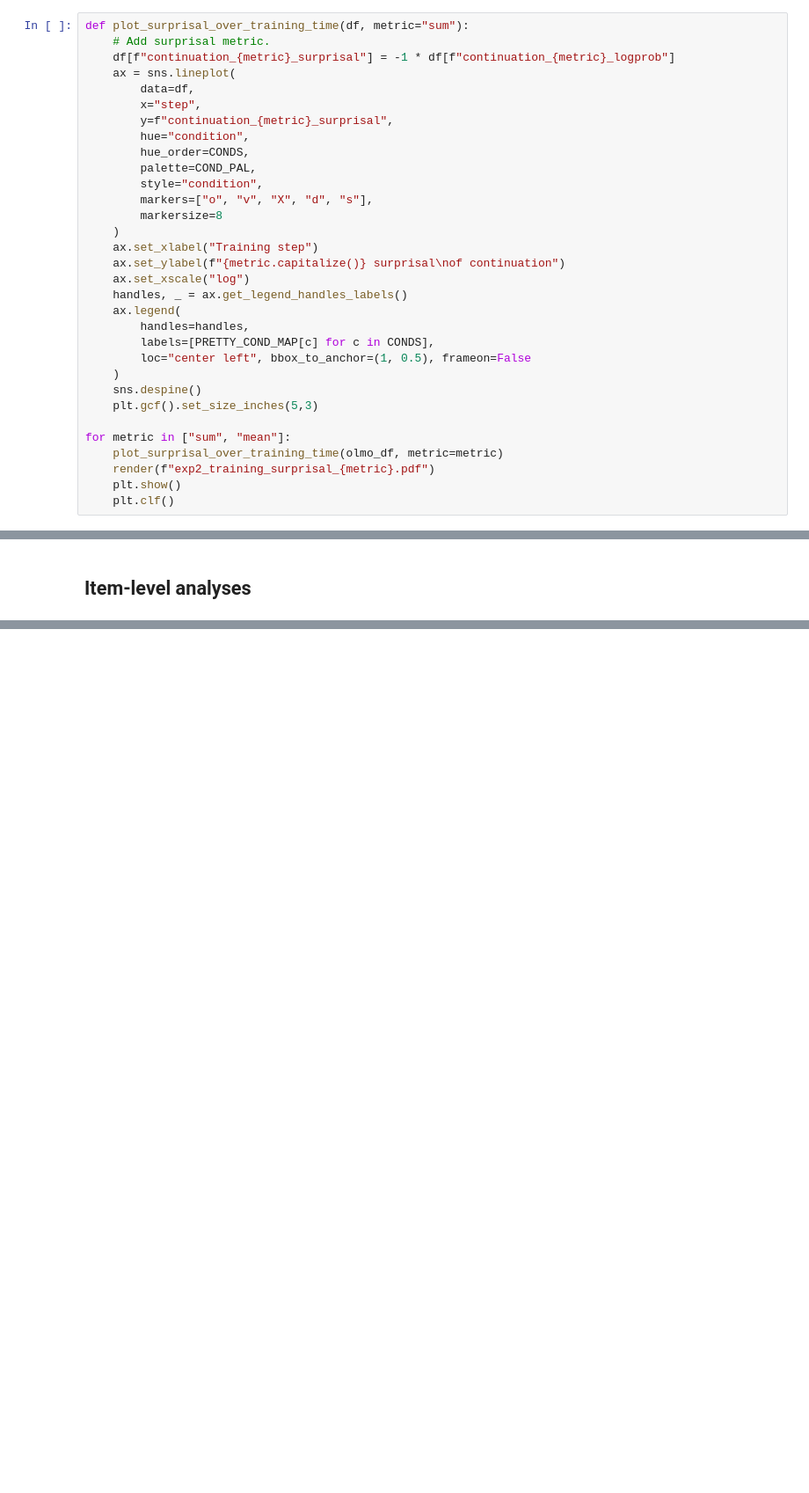
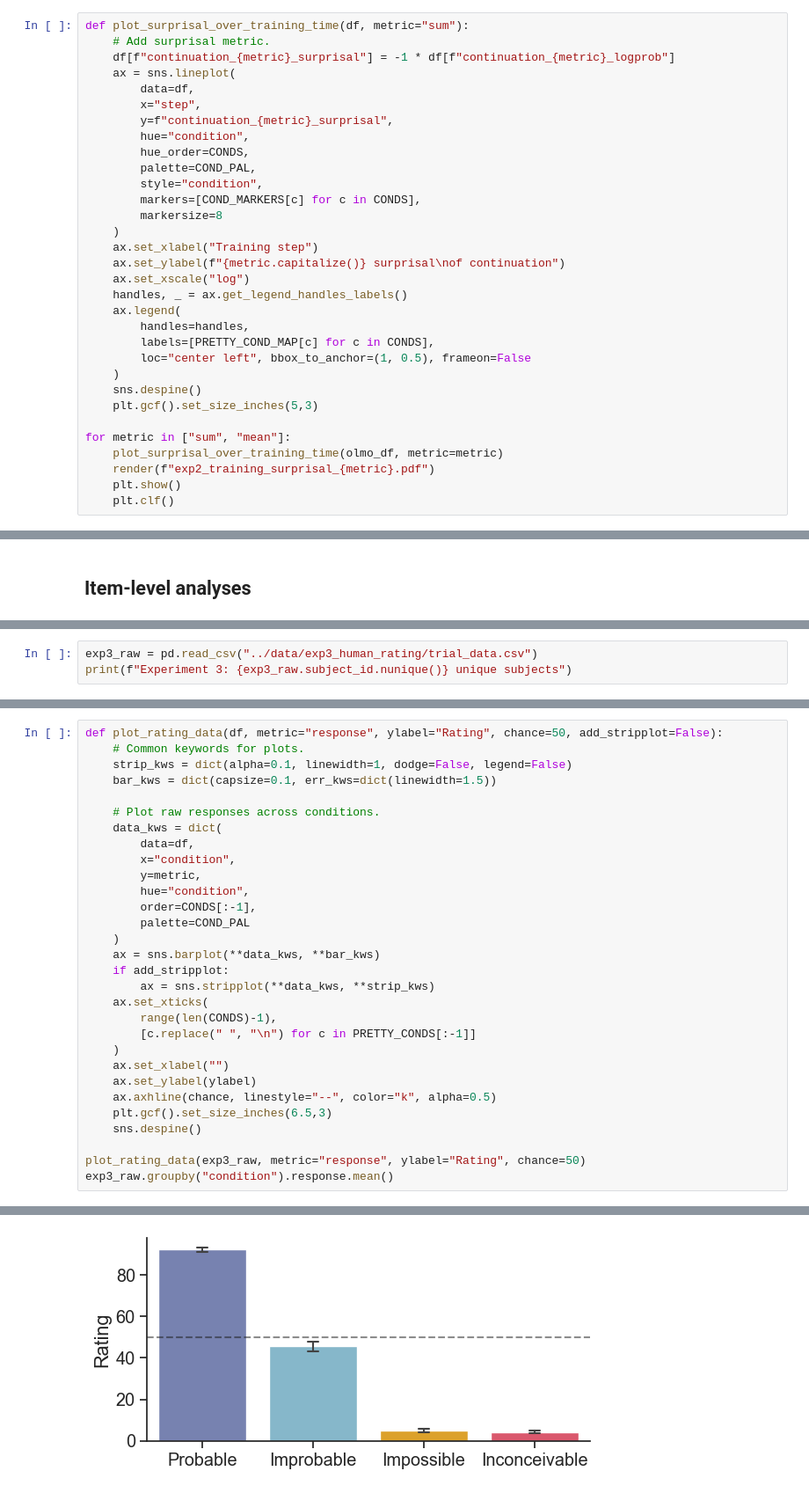
Before and after one commit to jennhu/shades-of-zero, a Jupyter notebook: analysis/figures.ipynb, the cells around one changed output, grey strips where cells are left out. Shown at 88% size. Saved outputs shown, nothing was run; the diff lists cells and outputs as text; blank space fills up the shorter version.

```diff
--- a/analysis/figures.ipynb
+++ b/analysis/figures.ipynb
@@ -386,7 +408,7 @@ def plot_surprisal_over_training_time(df, metric="sum"):
         hue_order=CONDS,
         palette=COND_PAL,
         style="condition",
-        markers=["o", "v", "X", "d", "s"],
+        markers=[COND_MARKERS[c] for c in CONDS],
         markersize=8
     )
     ax.set_xlabel("Training step")
@@ -758,0 +531,3 @@ render("exp2_item_level_surprisal_comparison_heatmap.pdf")
+# %%
+exp3_raw = pd.read_csv("../data/exp3_human_rating/trial_data.csv")
+print(f"Experiment 3: {exp3_raw.subject_id.nunique()} unique subjects")
@@ -758,0 +536,31 @@ render("exp2_item_level_surprisal_comparison_heatmap.pdf")
+# %%
+def plot_rating_data(df, metric="response", ylabel="Rating", chance=50, add_stripplot=False):
+    # Common keywords for plots.
+    strip_kws = dict(alpha=0.1, linewidth=1, dodge=False, legend=False)
+    bar_kws = dict(capsize=0.1, err_kws=dict(linewidth=1.5))
+
+    # Plot raw responses across conditions.
+    data_kws = dict(
+        data=df,
+        x="condition",
+        y=metric,
+        hue="condition",
+        order=CONDS[:-1],
+        palette=COND_PAL
+    )
+    ax = sns.barplot(**data_kws, **bar_kws)
+    if add_stripplot:
+        ax = sns.stripplot(**data_kws, **strip_kws)
+    ax.set_xticks(
+        range(len(CONDS)-1),
+        [c.replace(" ", "\n") for c in PRETTY_CONDS[:-1]]
+    )
+    ax.set_xlabel("")
+    ax.set_ylabel(ylabel)
+    ax.axhline(chance, linestyle="--", color="k", alpha=0.5)
+    plt.gcf().set_size_inches(6.5,3)
+    sns.despine()
+
+plot_rating_data(exp3_raw, metric="response", ylabel="Rating", chance=50)
+exp3_raw.groupby("condition").response.mean()
+# %% [output]
@@ -758,0 +573 @@ render("exp2_item_level_surprisal_comparison_heatmap.pdf")
+[figure, added]
```
Also changed, not shown: parts of 21 cells of this notebook, 12 other files.
